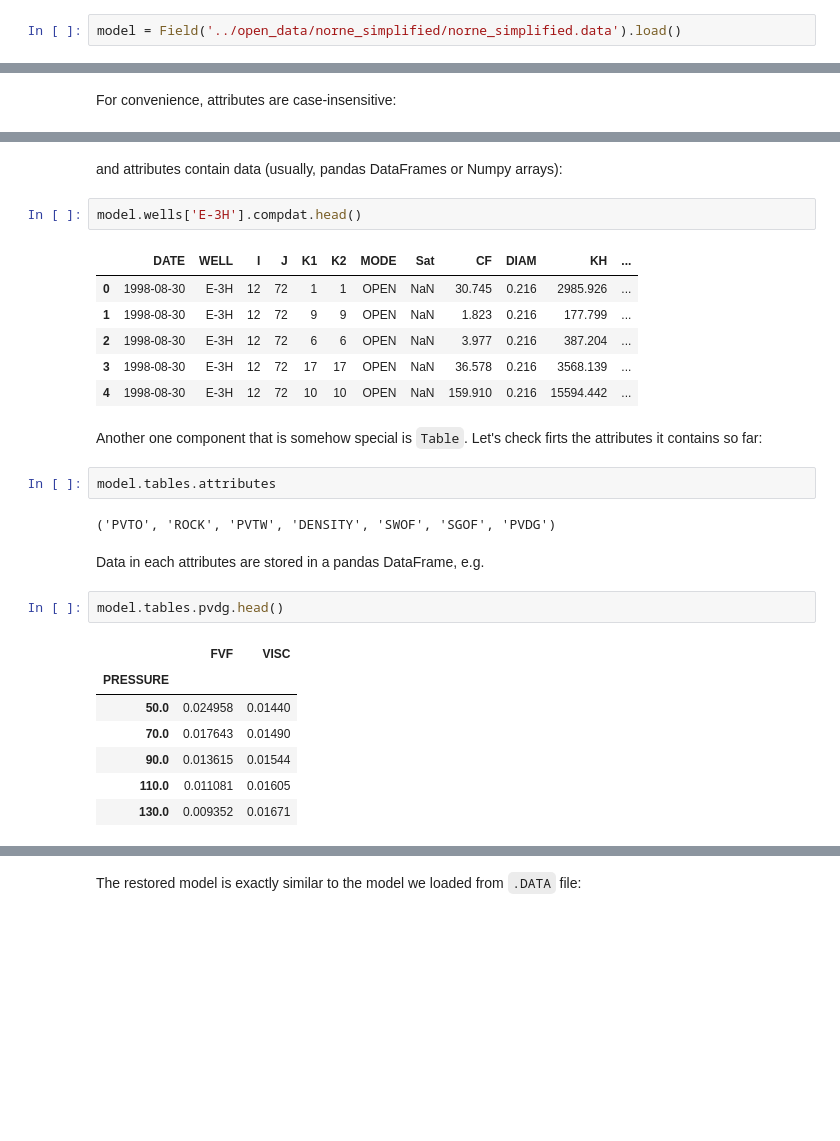
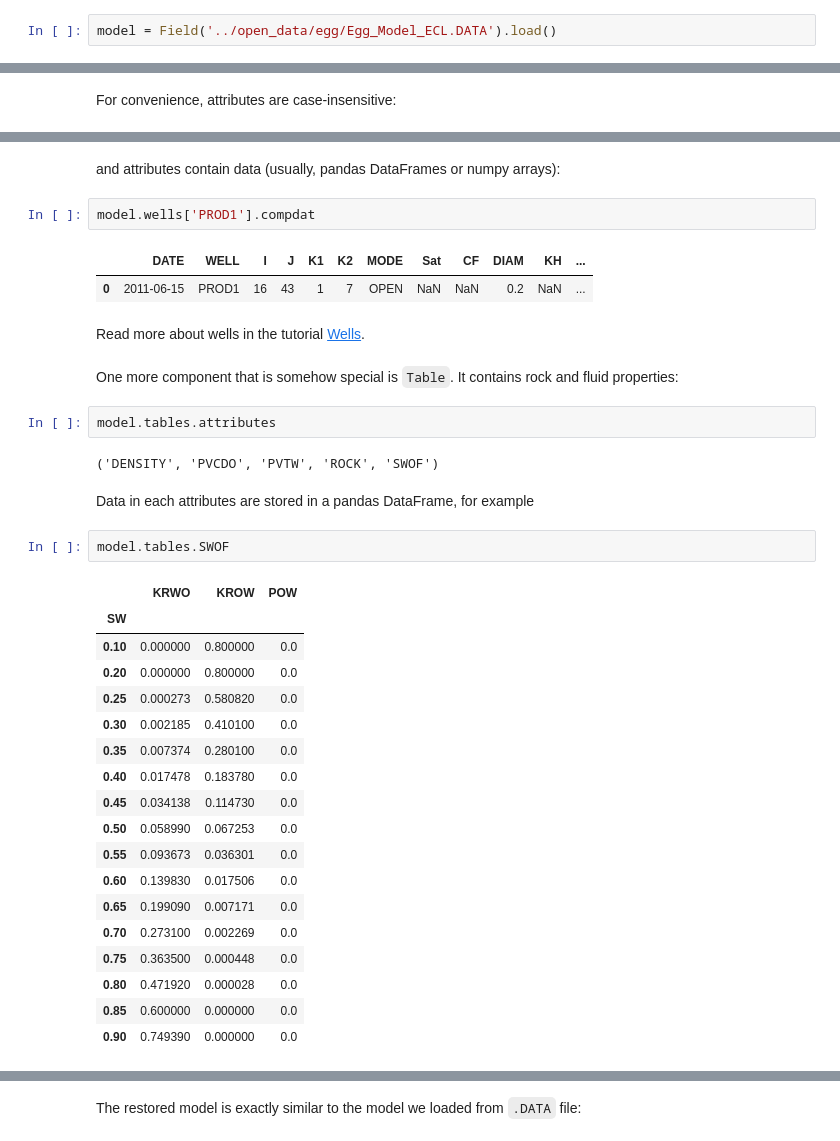
Before and after one commit to deepfield-team/DeepField, a Jupyter notebook: tutorials/01.Basics.ipynb, the cells around one changed output, grey strips where cells are left out. Saved outputs shown, nothing was run; the diff lists cells and outputs as text; blank space fills up the shorter version.

```diff
--- a/tutorials/01.Basics.ipynb
+++ b/tutorials/01.Basics.ipynb
@@ -15,4 +15,4 @@ Now we specify a path to the model (`.DATA` file) and run `load` method to read
 # %%
-model = Field('../open_data/norne_simplified/norne_simplified.data').load()
+model = Field('../open_data/egg/Egg_Model_ECL.DATA').load()
 # %% [output]
 INFO:Field:Using default config.
@@ -104,32 +121,41 @@ model.wells['E-3H'].attributes
 # %% [output]
 ('WELSPECS', 'COMPDAT', 'WCONPROD', 'RESULTS', 'WELLTRACK')
 # %% [markdown]
-and attributes contain data (usually, pandas DataFrames or Numpy arrays):
+and attributes contain data (usually, pandas DataFrames or numpy arrays):
 # %%
-model.wells['E-3H'].compdat.head()
+model.wells['PROD1'].compdat
 # %% [output]
 |  | DATE | WELL | I | J | K1 | K2 | MODE | Sat | CF | DIAM | KH | ... |
-| 0 | 1998-08-30 | E-3H | 12 | 72 | 1 | 1 | OPEN | NaN | 30.745 | 0.216 | 2985.926 | ... |
-| 1 | 1998-08-30 | E-3H | 12 | 72 | 9 | 9 | OPEN | NaN | 1.823 | 0.216 | 177.799 | ... |
-| 2 | 1998-08-30 | E-3H | 12 | 72 | 6 | 6 | OPEN | NaN | 3.977 | 0.216 | 387.204 | ... |
-| 3 | 1998-08-30 | E-3H | 12 | 72 | 17 | 17 | OPEN | NaN | 36.578 | 0.216 | 3568.139 | ... |
-| 4 | 1998-08-30 | E-3H | 12 | 72 | 10 | 10 | OPEN | NaN | 159.910 | 0.216 | 15594.442 | ... |
+| 0 | 2011-06-15 | PROD1 | 16 | 43 | 1 | 7 | OPEN | NaN | NaN | 0.2 | NaN | ... |
+# %% [markdown]
+Read more about wells in the tutorial [Wells]().
 # %% [markdown]
-Another one component that is somehow special is `Table`. Let's check firts the attributes it contains so far:
+One more component that is somehow special is `Table`. It contains rock and fluid properties:
 # %%
 model.tables.attributes
 # %% [output]
-('PVTO', 'ROCK', 'PVTW', 'DENSITY', 'SWOF', 'SGOF', 'PVDG')
+('DENSITY', 'PVCDO', 'PVTW', 'ROCK', 'SWOF')
 # %% [markdown]
-Data in each attributes are stored in a pandas DataFrame, e.g.
+Data in each attributes are stored in a pandas DataFrame, for example
 # %%
-model.tables.pvdg.head()
+model.tables.SWOF
 # %% [output]
-|  | FVF | VISC |
-| PRESSURE |  |  |
-| 50.0 | 0.024958 | 0.01440 |
-| 70.0 | 0.017643 | 0.01490 |
-| 90.0 | 0.013615 | 0.01544 |
-| 110.0 | 0.011081 | 0.01605 |
-| 130.0 | 0.009352 | 0.01671 |
+|  | KRWO | KROW | POW |
+| SW |  |  |  |
+| 0.10 | 0.000000 | 0.800000 | 0.0 |
+| 0.20 | 0.000000 | 0.800000 | 0.0 |
+| 0.25 | 0.000273 | 0.580820 | 0.0 |
+| 0.30 | 0.002185 | 0.410100 | 0.0 |
+| 0.35 | 0.007374 | 0.280100 | 0.0 |
+| 0.40 | 0.017478 | 0.183780 | 0.0 |
+| 0.45 | 0.034138 | 0.114730 | 0.0 |
+| 0.50 | 0.058990 | 0.067253 | 0.0 |
+| 0.55 | 0.093673 | 0.036301 | 0.0 |
+| 0.60 | 0.139830 | 0.017506 | 0.0 |
+| 0.65 | 0.199090 | 0.007171 | 0.0 |
+| 0.70 | 0.273100 | 0.002269 | 0.0 |
+| 0.75 | 0.363500 | 0.000448 | 0.0 |
+| 0.80 | 0.471920 | 0.000028 | 0.0 |
+| 0.85 | 0.600000 | 0.000000 | 0.0 |
+| 0.90 | 0.749390 | 0.000000 | 0.0 |
 # %% [markdown]
```
Also changed, not shown: parts of 45 cells of this notebook.
